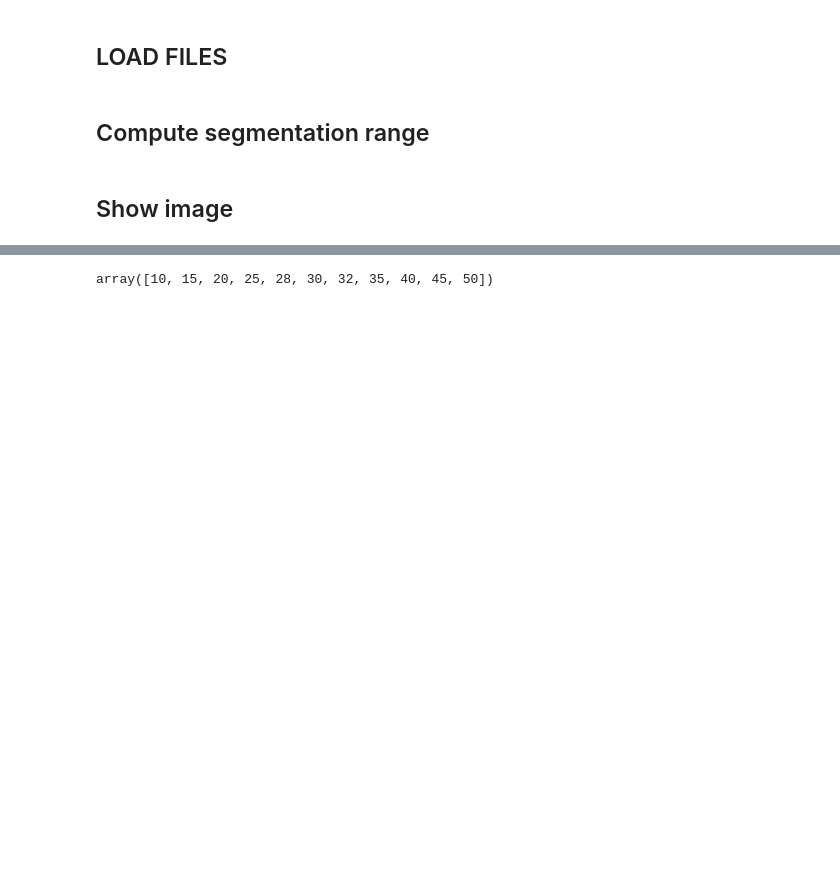
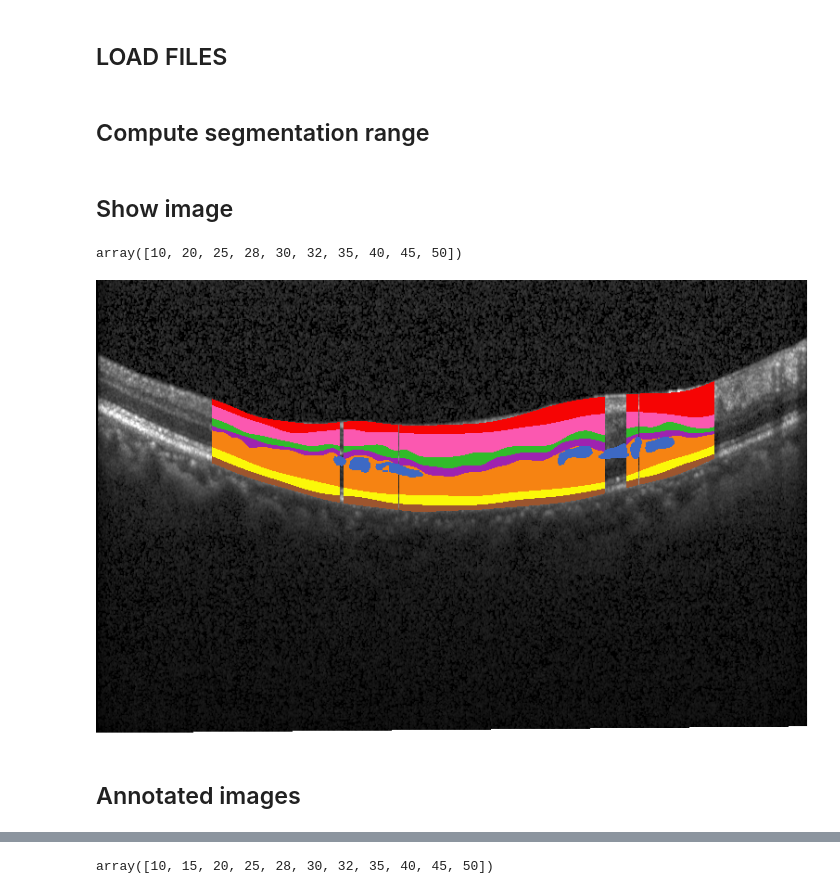
Before and after one commit to loerinczy/master-thesis, a Jupyter notebook: utils/inspect_data.ipynb, the cells around one changed output, grey strips where cells are left out. Drawn from its saved outputs; the diff is of its cells as text; code cells hidden in the pictures; blank space fills up the shorter version.

```diff
--- a/utils/inspect_data.ipynb
+++ b/utils/inspect_data.ipynb
@@ -116,3 +111,5 @@ dme = list(Path("../../dataset/raw/1-5").glob("*"))
+# %%
+dme = list(Path("../../dataset/raw/6-10").glob("*"))
 # %% [markdown]
 ## Compute segmentation range
 # %%
@@ -131,3 +128,9 @@ dme = list(Path("../../dataset/raw/1-5").glob("*"))
 # print(maxval)
 # %% [markdown]
 ## Show image
+# %%
+data = loadmat(dme[1])
+# np.where((~np.isnan(data["manualLayers1"])).any(axis=(0, 1)))[0]
+np.where((np.logical_and(data["manualFluid1"] != 0,  ~np.isnan(data["manualFluid1"])).any(axis=(0, 1))))[0]
+# %% [output]
+array([10, 20, 25, 28, 30, 32, 35, 40, 45, 50])
@@ -133,0 +141,23 @@ dme = list(Path("../../dataset/raw/1-5").glob("*"))
+# %%
+idx = 20
+# idx = 25
+img = data["images"][..., idx]
+lyr1 = data["manualLayers1"][..., idx]
+lyr2 = data["manualLayers2"][..., idx]
+fluid1 = data["manualFluid1"][..., idx]
+fluid2 = data["manualFluid2"][..., idx]
+
+xstart, xend = 0, 1000 #260
+ystart, yend = 0, 1000 #100, 660
+img = img[xstart:xend, ystart:yend]
+lyr1 = lyr1[:, ystart:yend]
+fluid1 = fluid1[xstart:xend, ystart:yend]
+# Image.fromarray(img).show()#.save("raw-scan.png")
+# show_layers_from_boundary(img, lyr).show()
+# img[:, 298] = 255
+show_layers_from_boundary(img, lyr1, fluid=fluid1).convert(mode="RGB")#.save("raw-annotated-patch.png")
+# show_layers_from_boundary(img, lyr2, fluid=fluid2).show()
+# %% [output]
+[figure, added]
+# %% [markdown]
+## Annotated images
```
Also changed, not shown: parts of 78 cells of this notebook, 8 other files.
